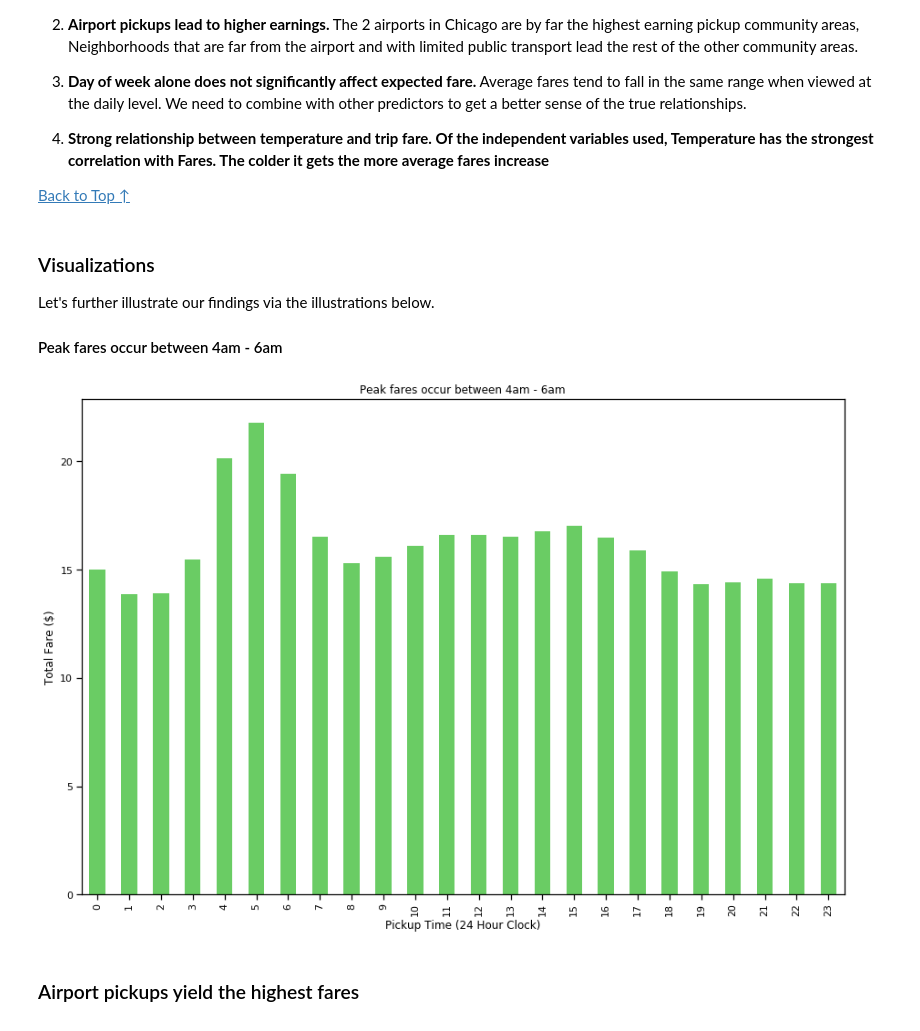
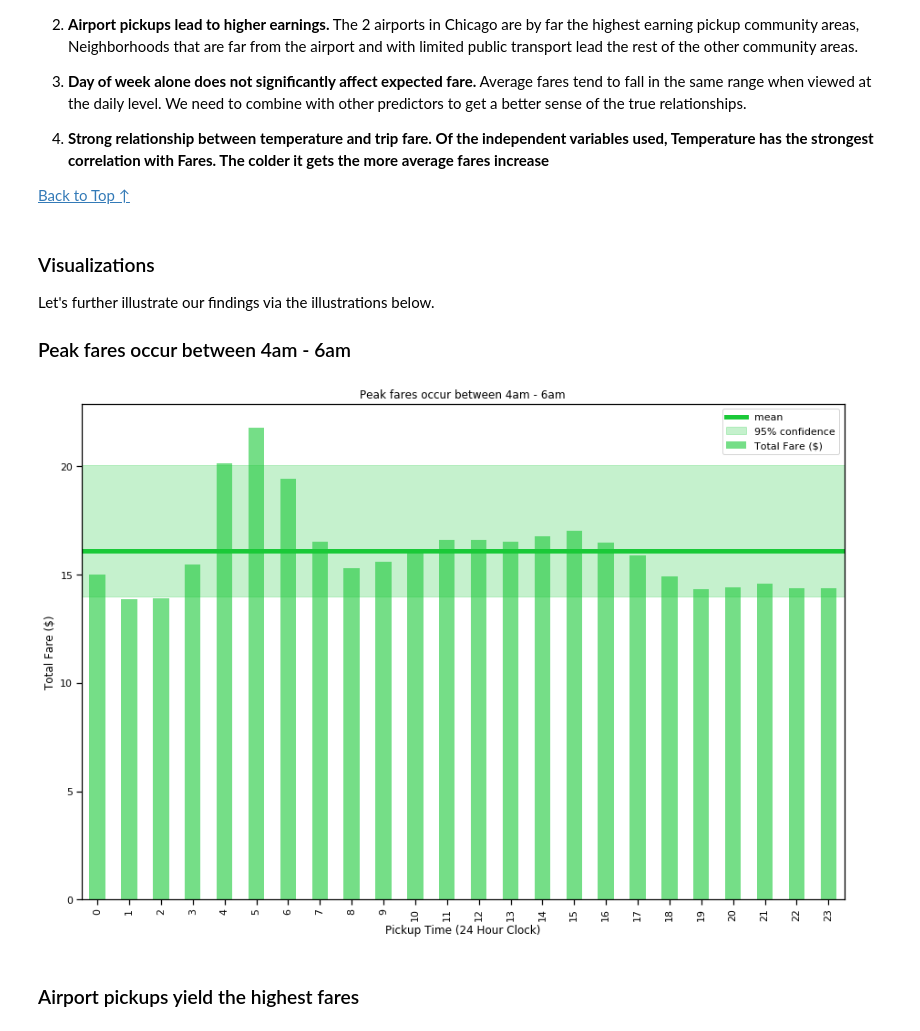
Before and after one commit to muoyo/chicago-ridesharing, a Jupyter notebook: notebooks/rideshare.ipynb, the cells around one changed output. Drawn from its saved outputs; the diff is of its cells as text; code cells hidden in the pictures.

Commit message:
Visualization Enhancements

```diff
--- a/notebooks/rideshare.ipynb
+++ b/notebooks/rideshare.ipynb
@@ -279,15 +281,12 @@ array([-4.24839883e-03,  2.09475202e-01, -4.06997303e-01, -1.50643907e-01,
 
 Let's further illustrate our findings via the illustrations below.
 
-#### Peak fares occur between 4am - 6am
+### Peak fares occur between 4am - 6am
 # %%
-fig, ax = plt.subplots(figsize=(15,10))
-df.groupby('start_hour')['trip_total'].mean().plot.bar(color=SEABORN_PALETTE[2])
-ax.set_title('Peak fares occur between 4am - 6am')
-ax.set_xlabel('Pickup Time (24 Hour Clock)')
-ax.set_ylabel('Total Fare ($)');
+barplot(df.groupby('start_hour')['trip_total'].mean(), title='Peak fares occur between 4am - 6am',
+                                                       xlabel='Pickup Time (24 Hour Clock)', ylabel='Total Fare ($)', figsize=(15,10));
 # %% [output]
-[figure, old version]
+[figure, new version]
 # %% [markdown]
 ### Airport pickups yield the highest fares
 # %%
```
Also changed, not shown: parts of 4 cells of this notebook, 1 other file.
